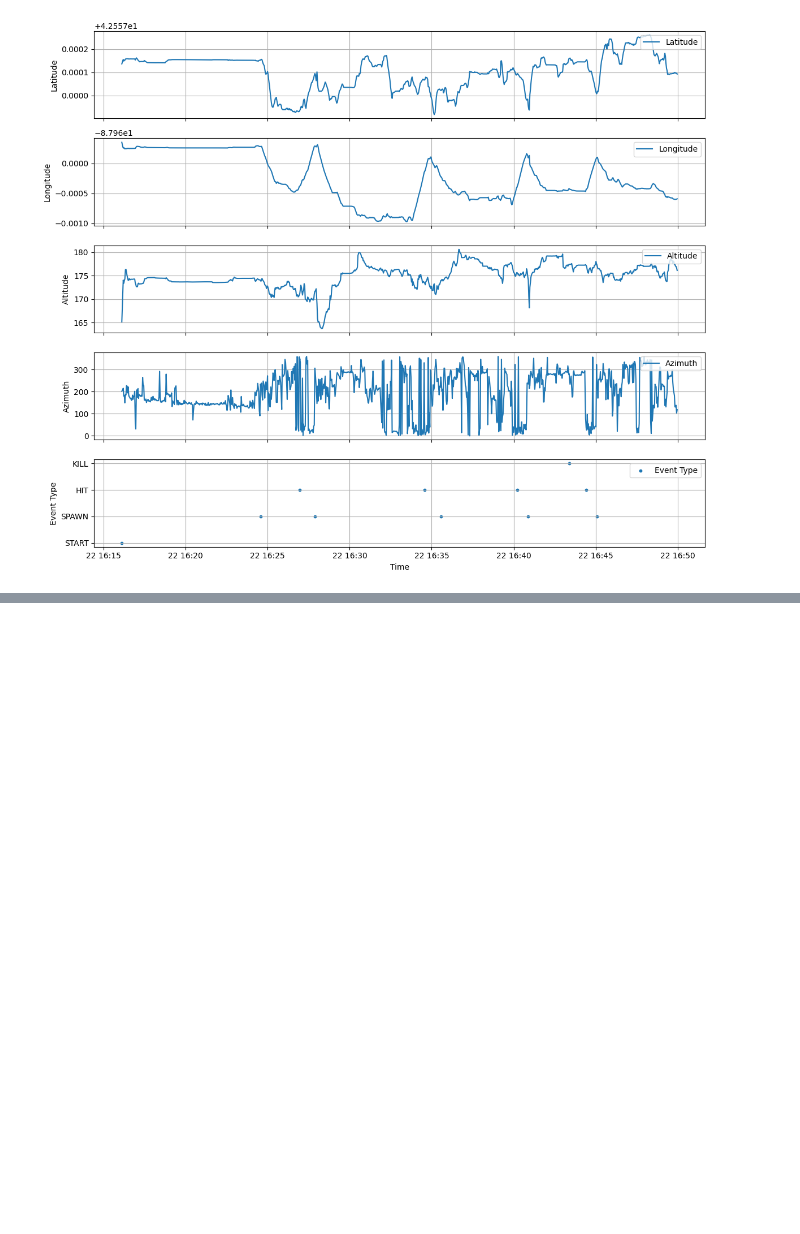
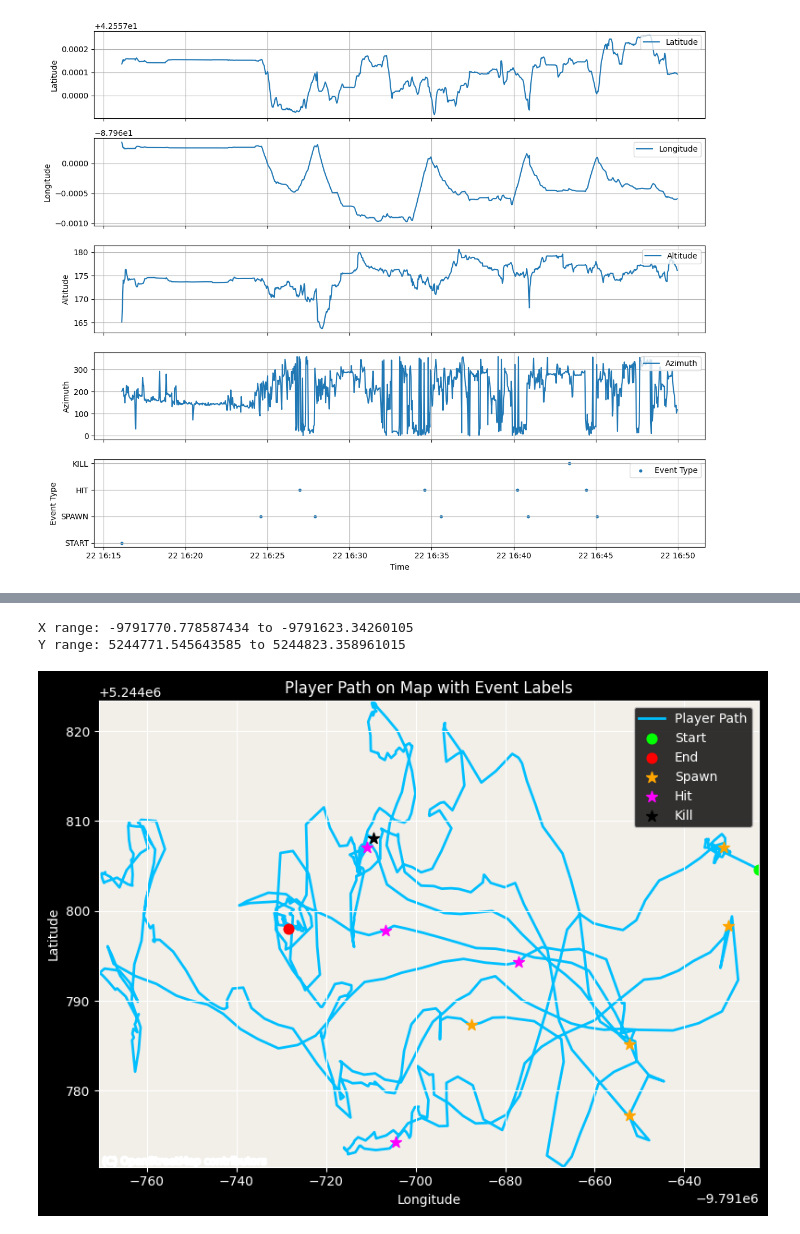
Before and after one commit to xmbn/Airsoft-Telemetry, a Jupyter notebook: docs/analysis/sample_data_analysis.ipynb, the cells around one changed output, grey strips where cells are left out. Saved outputs shown, nothing was run; the diff lists cells and outputs as text; code cells hidden in the pictures; blank space fills up the shorter version.

```diff
--- a/docs/analysis/sample_data_analysis.ipynb
+++ b/docs/analysis/sample_data_analysis.ipynb
@@ -123,0 +142,48 @@ KeyboardInterrupt:
+# %%
+import matplotlib.pyplot as plt
+import contextily as ctx
+import geopandas as gpd
+from shapely.geometry import Point
+
+# Convert latitude/longitude to Web Mercator for contextily
+df['geometry'] = [Point(xy) for xy in zip(df['Longitude'], df['Latitude'])]
+gdf = gpd.GeoDataFrame(df, geometry='geometry', crs='EPSG:4326').to_crs(epsg=3857)
+
+fig, ax = plt.subplots(figsize=(8, 6))
+
+# Print coordinate ranges for debugging
+print('X range:', gdf['geometry'].x.min(), 'to', gdf['geometry'].x.max())
+print('Y range:', gdf['geometry'].y.min(), 'to', gdf['geometry'].y.max())
+
+# Plot the player's path (lowest layer)
+ax.plot(gdf['geometry'].x, gdf['geometry'].y, color='deepskyblue', linewidth=2, label='Player Path', zorder=1)
+
+# Overlay start and end points
+ax.scatter(gdf['geometry'].x.iloc[0], gdf['geometry'].y.iloc[0], color='lime', s=60, label='Start', zorder=2)
+ax.scatter(gdf['geometry'].x.iloc[-1], gdf['geometry'].y.iloc[-1], color='red', s=60, label='End', zorder=2)
+
+# Highlight 'spawn', 'hit', and 'kill' events
+event_colors = {'spawn': 'orange', 'hit': 'magenta', 'kill': 'black'}
+for event, color in event_colors.items():
+    mask = gdf['Event Type'].str.lower() == event
+    if mask.any():
+        ax.scatter(gdf['geometry'].x[mask], gdf['geometry'].y[mask], color=color, s=80, marker='*', label=event.capitalize(), zorder=3)
+
+# Add map tiles
+ctx.add_basemap(ax, crs=gdf.crs, source=ctx.providers.OpenStreetMap.Mapnik)
+
+# Set axis limits after adding basemap
+ax.set_xlim(gdf['geometry'].x.min(), gdf['geometry'].x.max())
+ax.set_ylim(gdf['geometry'].y.min(), gdf['geometry'].y.max())
+
+ax.set_xlabel('Longitude')
+ax.set_ylabel('Latitude')
+ax.set_title('Player Path on Map with Event Labels')
+ax.legend()
+ax.grid(True)
+plt.tight_layout()
+plt.show()
+# %% [output]
+X range: -9791770.778587434 to -9791623.34260105
+Y range: 5244771.545643585 to 5244823.358961015
+[figure, added]
```
Also changed, not shown: parts of 2 cells of this notebook, 1 other file.
